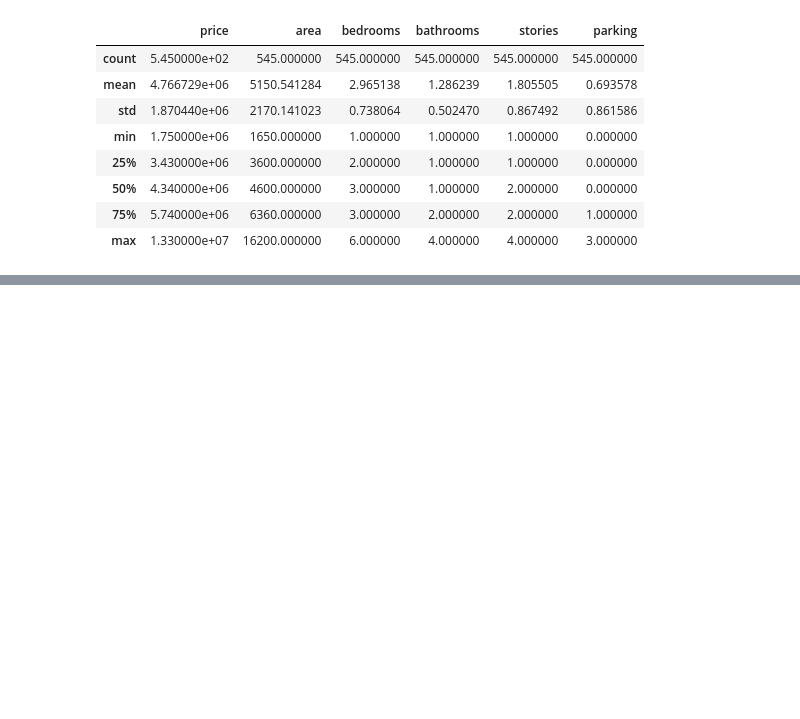
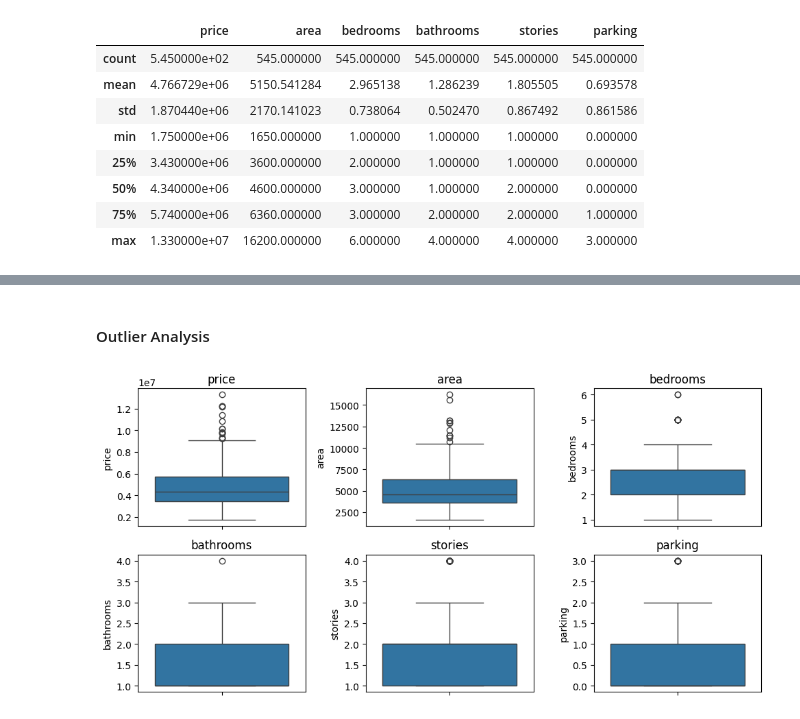
Before and after one commit to nagrohan579/house_price_prediction_linear_regression_model, a Jupyter notebook: house_price_prediction_linear_regression_model.ipynb, the cells around one changed output, grey strips where cells are left out. Saved outputs shown, nothing was run; the diff lists cells and outputs as text; code cells hidden in the pictures; blank space fills up the shorter version.

Commit message:
Data Cleaning, Removed Outliers

```diff
--- a/house_price_prediction_linear_regression_model.ipynb
+++ b/house_price_prediction_linear_regression_model.ipynb
@@ -81,0 +103,14 @@ housing.describe()
+# %% [markdown]
+#### Outlier Analysis
+# %%
+fig, axs = plt.subplots(2,3, figsize = (10,5))
+plt1 = sns.boxplot(housing['price'], ax = axs[0,0]).set_title('price')
+plt2 = sns.boxplot(housing['area'], ax = axs[0,1]).set_title('area')
+plt3 = sns.boxplot(housing['bedrooms'], ax = axs[0,2]).set_title('bedrooms')
+plt1 = sns.boxplot(housing['bathrooms'], ax = axs[1,0]).set_title('bathrooms')
+plt2 = sns.boxplot(housing['stories'], ax = axs[1,1]).set_title('stories')
+plt3 = sns.boxplot(housing['parking'], ax = axs[1,2]).set_title('parking')
+
+plt.tight_layout()
+# %% [output]
+[figure, added]
```
Also changed, not shown: parts of 9 cells of this notebook.
